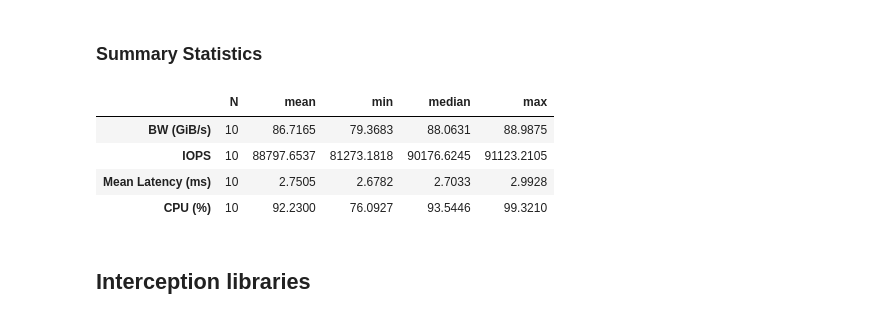
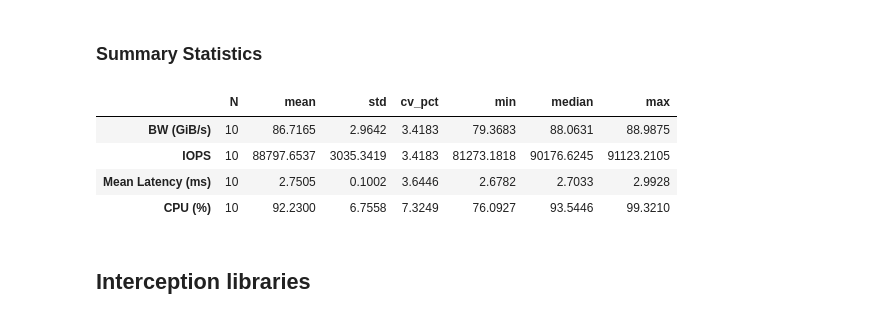
Before and after one commit to cissieAB/pdsw26_daos-bench, a Jupyter notebook: results/aurora/fio/3engines-rand_write/fio_engine_stats.ipynb, the cells around one changed output. Cells and saved outputs as stored; diff of their text form; code cells hidden in the pictures.

```diff
--- a/results/aurora/fio/3engines-rand_write/fio_engine_stats.ipynb
+++ b/results/aurora/fio/3engines-rand_write/fio_engine_stats.ipynb
@@ -62,28 +61,30 @@ Loaded 10 DFS runs
 # %%
 METRICS = {
     "bw_GiBs"    : "BW (GiB/s)",
     "iops"       : "IOPS",
     "lat_mean_ms": "Mean Latency (ms)",
     "cpu"    : "CPU (%)",
 }
 
 stats = (
     df[list(METRICS)]
-    .agg(["count", "mean", "min", "median", "max"])
+    .agg(["count", "mean", "std", "min", "median", "max"])
     .rename(index={"count": "N"})
     .rename(columns=METRICS)
     .T
 )
 stats["N"] = stats["N"].astype(int)
+stats["cv_pct"] = stats["std"] / stats["mean"] * 100
+stats = stats[["N", "mean", "std", "cv_pct", "min", "median", "max"]]
 
 pd.set_option("display.float_format", "{:.4f}".format)
 stats
 # %% [output]
-|  | N | mean | min | median | max |
-| BW (GiB/s) | 10 | 86.7165 | 79.3683 | 88.0631 | 88.9875 |
-| IOPS | 10 | 88797.6537 | 81273.1818 | 90176.6245 | 91123.2105 |
-| Mean Latency (ms) | 10 | 2.7505 | 2.6782 | 2.7033 | 2.9928 |
-| CPU (%) | 10 | 92.2300 | 76.0927 | 93.5446 | 99.3210 |
+|  | N | mean | std | cv_pct | min | median | max |
+| BW (GiB/s) | 10 | 86.7165 | 2.9642 | 3.4183 | 79.3683 | 88.0631 | 88.9875 |
+| IOPS | 10 | 88797.6537 | 3035.3419 | 3.4183 | 81273.1818 | 90176.6245 | 91123.2105 |
+| Mean Latency (ms) | 10 | 2.7505 | 0.1002 | 3.6446 | 2.6782 | 2.7033 | 2.9928 |
+| CPU (%) | 10 | 92.2300 | 6.7558 | 7.3249 | 76.0927 | 93.5446 | 99.3210 |
 # %% [markdown]
 ## Interception libraries
 # %% [markdown]
```
Also changed, not shown: parts of 14 cells of this notebook, 1 other file.
